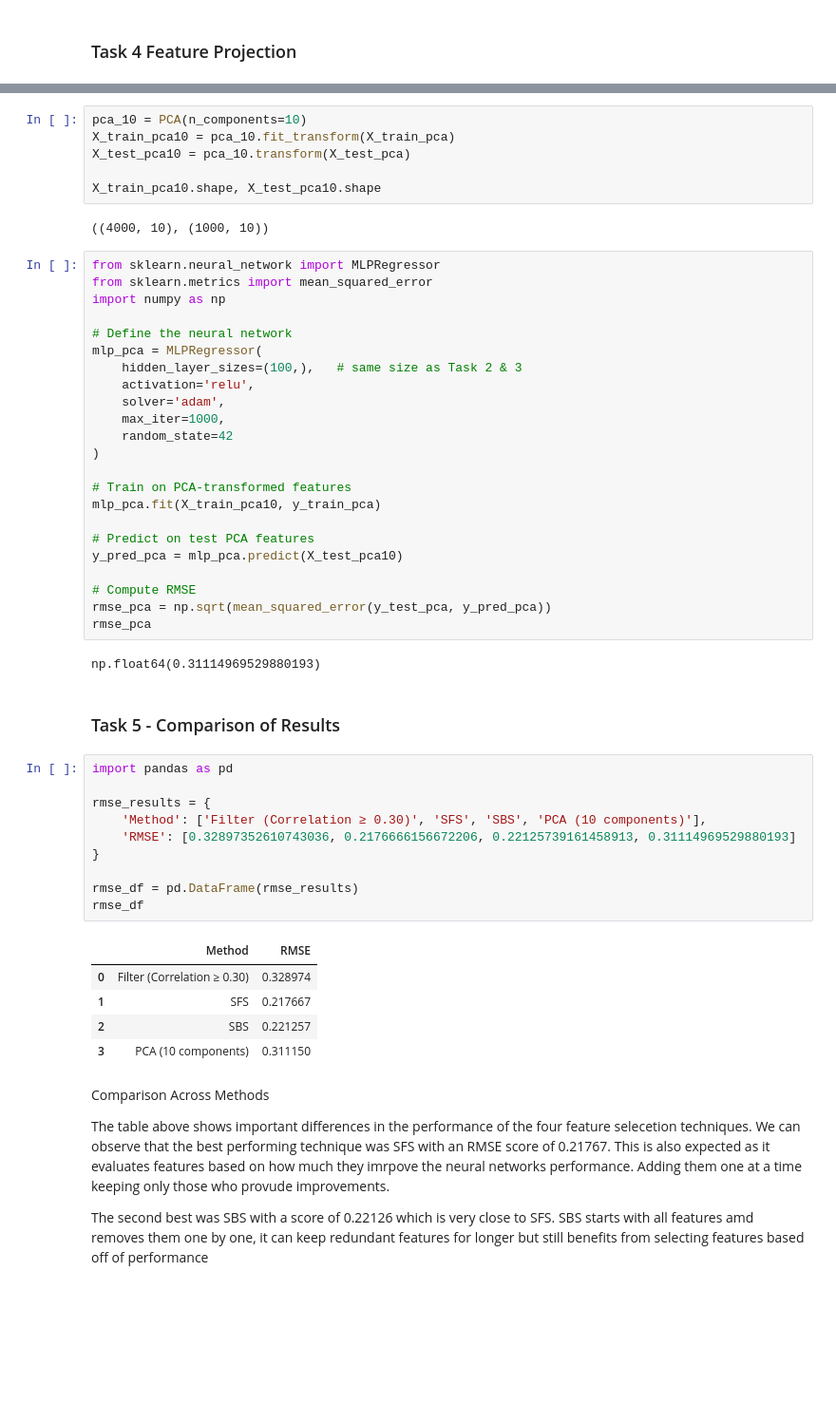
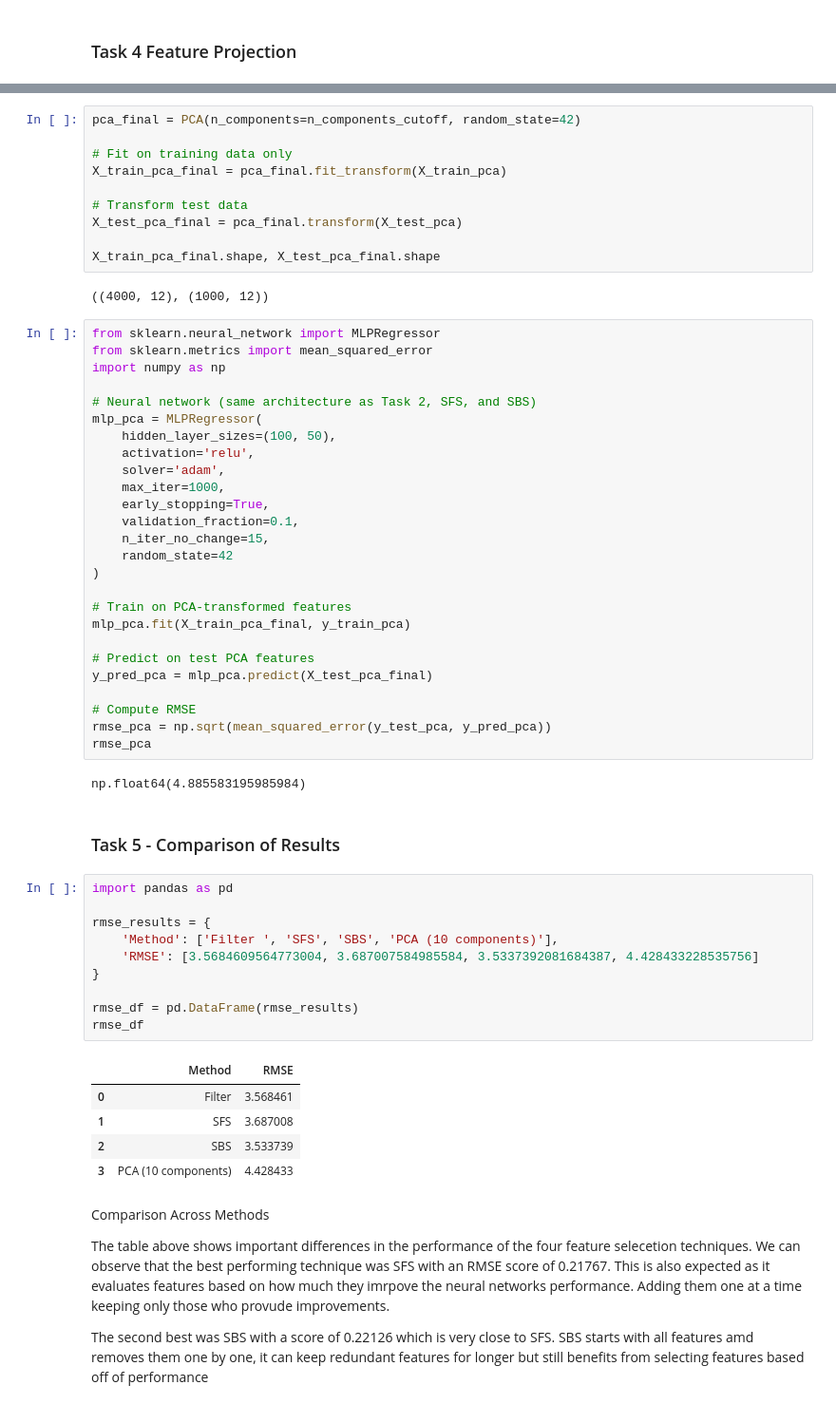
Before and after one commit to Aidcris8/pmlbackup, a Jupyter notebook: Untitled.ipynb, the cells around one changed output, grey strips where cells are left out. Shown at 95% size. Cells and saved outputs as stored; diff of their text form; blank space fills up the shorter version.

```diff
--- a/Untitled.ipynb
+++ b/Untitled.ipynb
@@ -708,54 +643,61 @@ plt.show()
 # %%
-pca_10 = PCA(n_components=10)
-X_train_pca10 = pca_10.fit_transform(X_train_pca)
-X_test_pca10 = pca_10.transform(X_test_pca)
+pca_final = PCA(n_components=n_components_cutoff, random_state=42)
 
-X_train_pca10.shape, X_test_pca10.shape
+# Fit on training data only
+X_train_pca_final = pca_final.fit_transform(X_train_pca)
+
+# Transform test data
+X_test_pca_final = pca_final.transform(X_test_pca)
+
+X_train_pca_final.shape, X_test_pca_final.shape
 # %% [output]
-((4000, 10), (1000, 10))
+((4000, 12), (1000, 12))
 # %%
 from sklearn.neural_network import MLPRegressor
 from sklearn.metrics import mean_squared_error
 import numpy as np
 
-# Define the neural network
+# Neural network (same architecture as Task 2, SFS, and SBS)
 mlp_pca = MLPRegressor(
-    hidden_layer_sizes=(100,),   # same size as Task 2 & 3
+    hidden_layer_sizes=(100, 50),
     activation='relu',
     solver='adam',
     max_iter=1000,
+    early_stopping=True,
+    validation_fraction=0.1,
+    n_iter_no_change=15,
     random_state=42
 )
 
 # Train on PCA-transformed features
-mlp_pca.fit(X_train_pca10, y_train_pca)
+mlp_pca.fit(X_train_pca_final, y_train_pca)
 
 # Predict on test PCA features
-y_pred_pca = mlp_pca.predict(X_test_pca10)
+y_pred_pca = mlp_pca.predict(X_test_pca_final)
 
 # Compute RMSE
 rmse_pca = np.sqrt(mean_squared_error(y_test_pca, y_pred_pca))
 rmse_pca
 # %% [output]
-np.float64(0.31114969529880193)
+np.float64(4.885583195985984)
 # %% [markdown]
 ### Task 5 - Comparison of Results
 # %%
 import pandas as pd
 
 rmse_results = {
-    'Method': ['Filter (Correlation ≥ 0.30)', 'SFS', 'SBS', 'PCA (10 components)'],
-    'RMSE': [0.32897352610743036, 0.2176666156672206, 0.22125739161458913, 0.31114969529880193]
+    'Method': ['Filter ', 'SFS', 'SBS', 'PCA (10 components)'],
+    'RMSE': [3.5684609564773004, 3.687007584985584, 3.5337392081684387, 4.428433228535756]
 }
 
 rmse_df = pd.DataFrame(rmse_results)
 rmse_df
 # %% [output]
 |  | Method | RMSE |
-| 0 | Filter (Correlation ≥ 0.30) | 0.328974 |
-| 1 | SFS | 0.217667 |
-| 2 | SBS | 0.221257 |
-| 3 | PCA (10 components) | 0.311150 |
+| 0 | Filter | 3.568461 |
+| 1 | SFS | 3.687008 |
+| 2 | SBS | 3.533739 |
+| 3 | PCA (10 components) | 4.428433 |
 # %% [markdown]
 Comparison Across Methods
 
```
Also changed, not shown: parts of 41 cells of this notebook.
